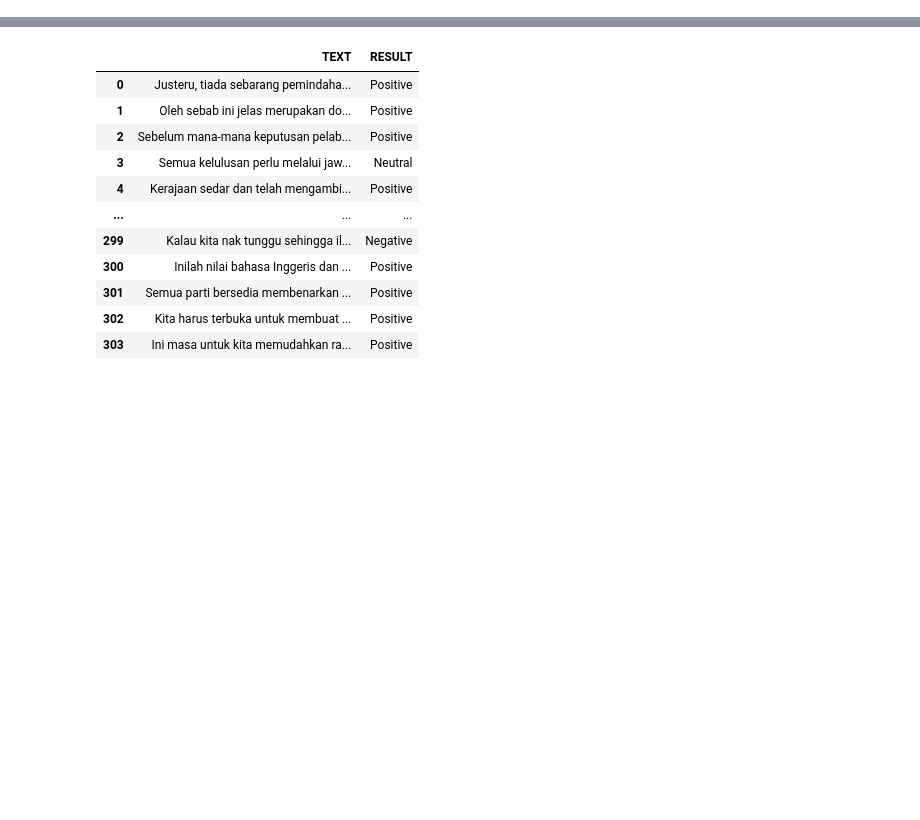
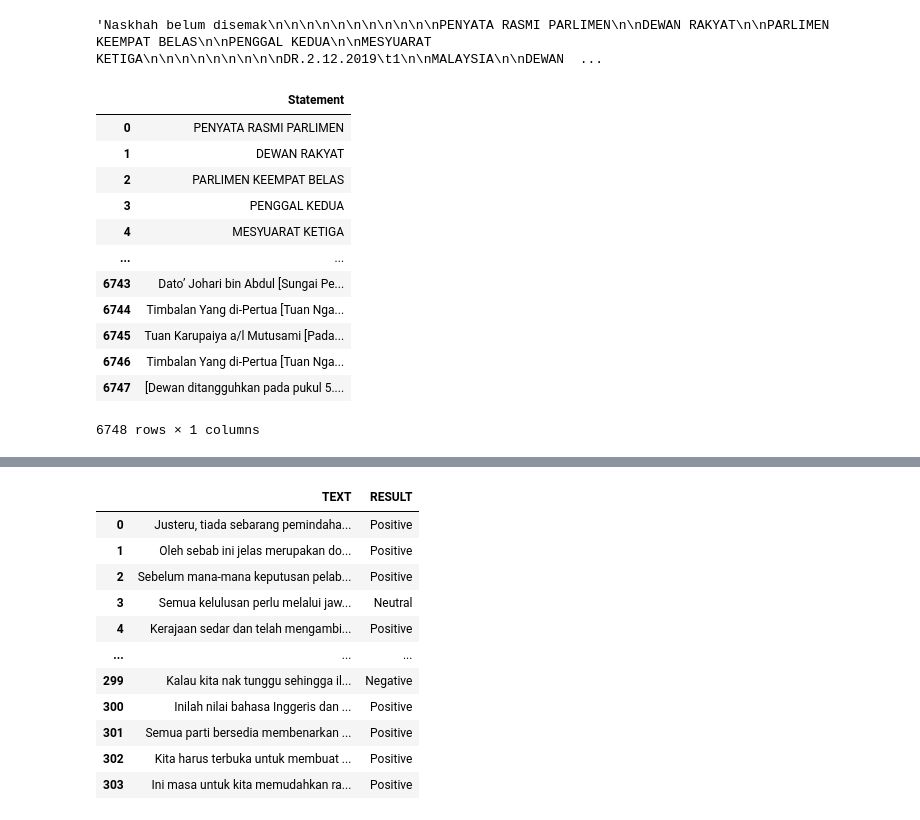
Before and after one commit to atlas-github/Hansard_Analysis, a Jupyter notebook: Hansard_TopicModelling.ipynb, the cells around one changed output, grey strips where cells are left out. Drawn from its saved outputs; the diff is of its cells as text; code cells hidden in the pictures; blank space fills up the shorter version.

```diff
--- a/Hansard_TopicModelling.ipynb
+++ b/Hansard_TopicModelling.ipynb
@@ -2,0 +8,35 @@
+# %%
+import docx
+doc = docx.Document('DR-02030405-122019.docx')
+
+def getText(filename):
+    doc = docx.Document(filename)
+    fullText = []
+    for para in doc.paragraphs:
+        fullText.append(para.text)
+    return '\n'.join(fullText)
+# %%
+alltext = getText('DR-02030405-122019.docx')
+alltext
+# %% [output]
+'Naskhah belum disemak\n\n\n\n\n\n\n\n\n\n\nPENYATA RASMI PARLIMEN\n\nDEWAN RAKYAT\n\nPARLIMEN KEEMPAT BELAS\n\nPENGGAL KEDUA\n\nMESYUARAT KETIGA\n\n\n\n\n\n\n\n\nDR.2.12.2019\t1\n\nMALAYSIA\n\nDEWAN  ...
+# %%
+import pandas as pd
+from io import StringIO
+df = pd.read_csv(StringIO(alltext), sep = "\n\n", engine = 'python')
+df = df.rename(columns = {"Naskhah belum disemak": "Statement"})
+df
+# %% [output]
+|  | Statement |
+| 0 | PENYATA RASMI PARLIMEN |
+| 1 | DEWAN RAKYAT |
+| 2 | PARLIMEN KEEMPAT BELAS |
+| 3 | PENGGAL KEDUA |
+| 4 | MESYUARAT KETIGA |
+| ... | ... |
+| 6743 | Dato’ Johari bin Abdul [Sungai Pe... |
+| 6744 | Timbalan Yang di-Pertua [Tuan Nga... |
+| 6745 | Tuan Karupaiya a/l Mutusami [Pada... |
+| 6746 | Timbalan Yang di-Pertua [Tuan Nga... |
+| 6747 | [Dewan ditangguhkan pada pukul 5.... |
+6748 rows × 1 columns
```
Also changed, not shown: parts of 15 cells of this notebook.
